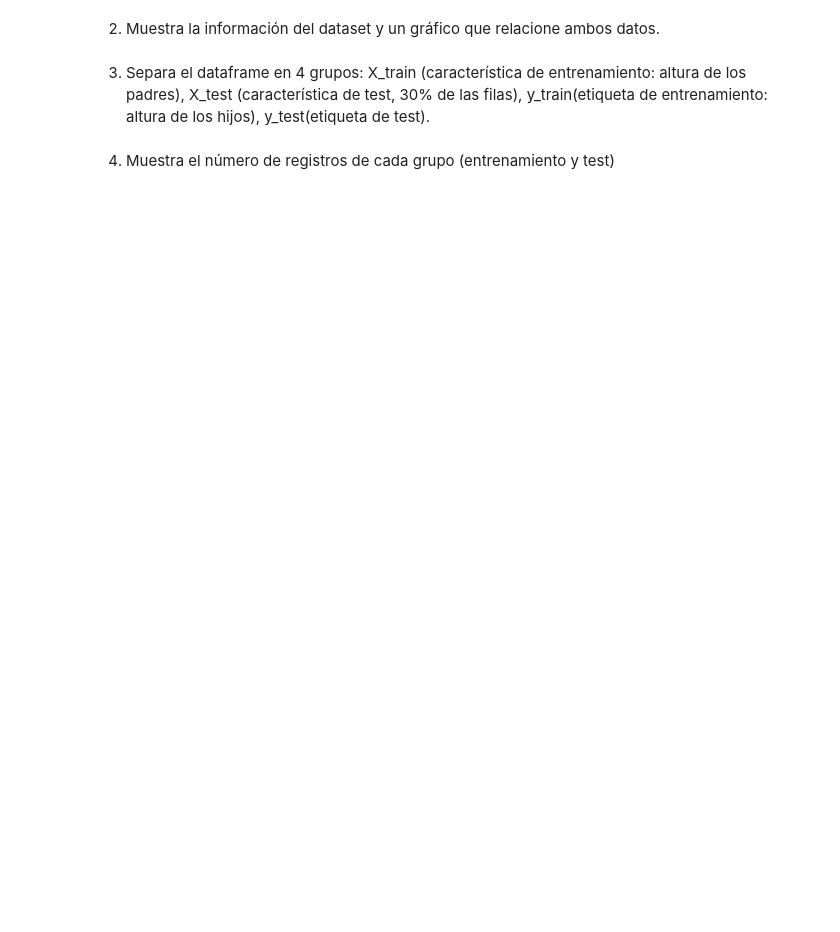
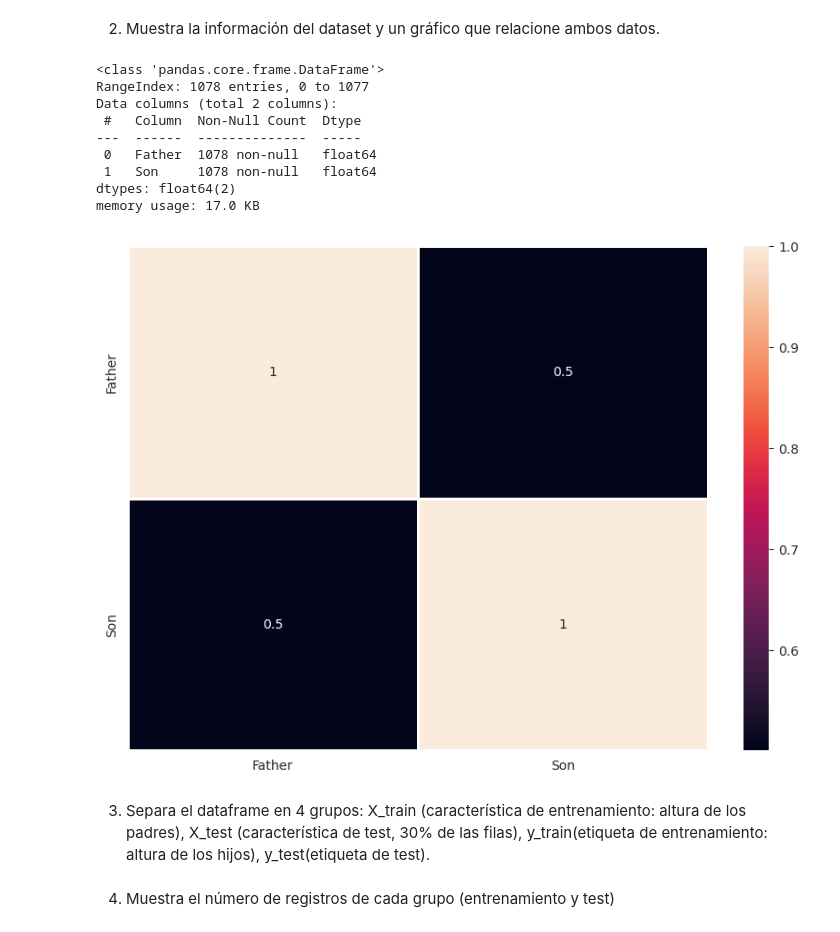
Before and after one commit to MarioBlancosoto/Machin-Learning-Workspace, a Jupyter notebook: ML.2.2. Linear Regression/Supervised_LinearRegression.ipynb, the cells around one changed output. Drawn from its saved outputs; the diff is of its cells as text; code cells hidden in the pictures; blank space fills up the shorter version.

```diff
--- a/ML.2.2. Linear Regression/Supervised_LinearRegression.ipynb
+++ b/ML.2.2. Linear Regression/Supervised_LinearRegression.ipynb
@@ -348,3 +348,6 @@ plt.show()
 Con el dataset heights.csv (altura de padres e hijos):
 
 1. Crea un dataframe de pandas con la información del dataset.
+# %%
+df = pd.read_csv("./data/heights.csv")
+df.head()
@@ -351,4 +361,19 @@ Con el dataset heights.csv (altura de padres e hijos):
 # %% [markdown]
 2. Muestra la información del dataset y un gráfico que relacione ambos datos.
+# %%
+plt.figure(figsize=(10,7))
+sns.heatmap(df.corr(),annot=True,linewidths=2)
+df.info()
+# %% [output]
+<class 'pandas.core.frame.DataFrame'>
+RangeIndex: 1078 entries, 0 to 1077
+Data columns (total 2 columns):
+ #   Column  Non-Null Count  Dtype
+---  ------  --------------  -----
+ 0   Father  1078 non-null   float64
+ 1   Son     1078 non-null   float64
+dtypes: float64(2)
+memory usage: 17.0 KB
+[figure, added]
 # %% [markdown]
 3. Separa el dataframe en 4 grupos: X_train (característica de entrenamiento: altura de los padres), X_test (característica de test, 30% de las filas), y_train(etiqueta de entrenamiento: altura de los hijos), y_test(etiqueta de test).
```
Also changed, not shown: parts of 15 cells of this notebook.
